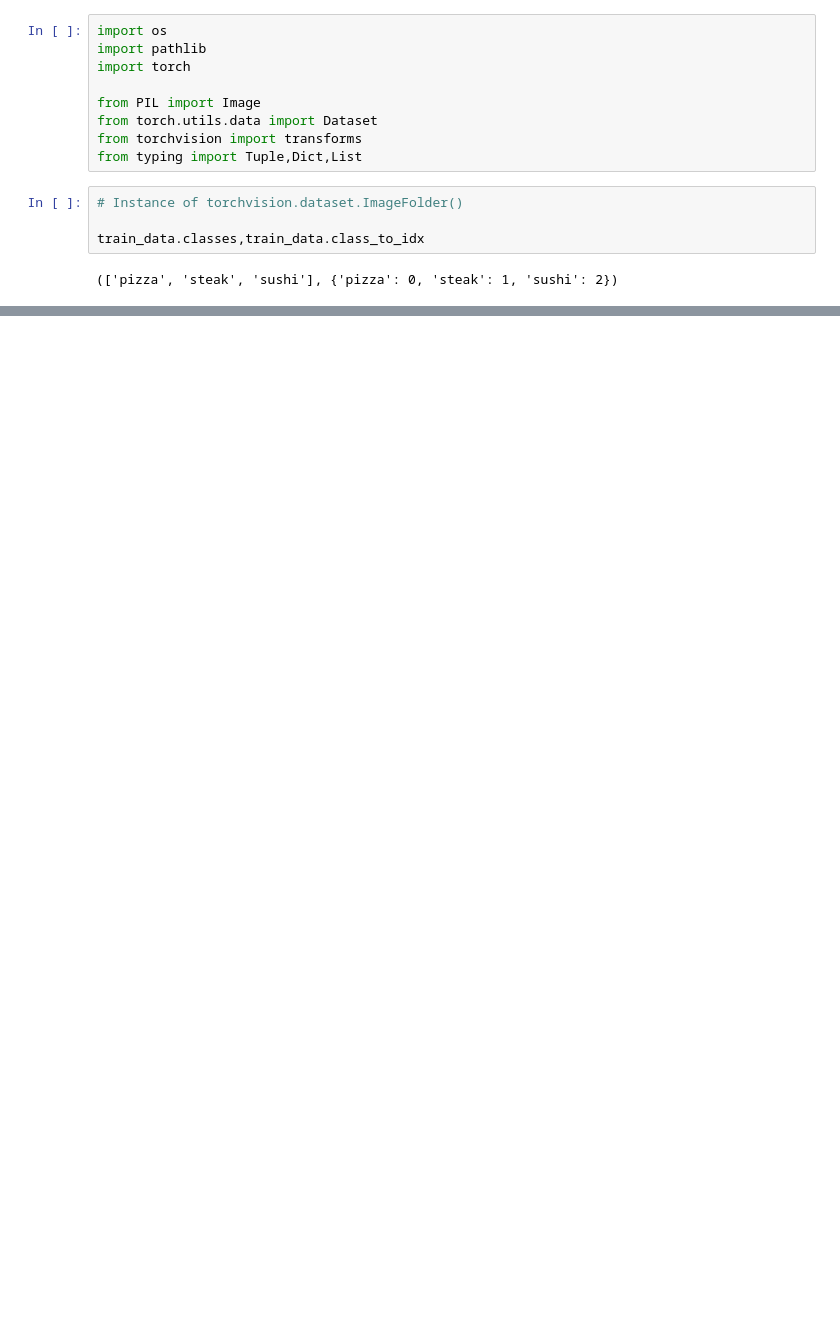
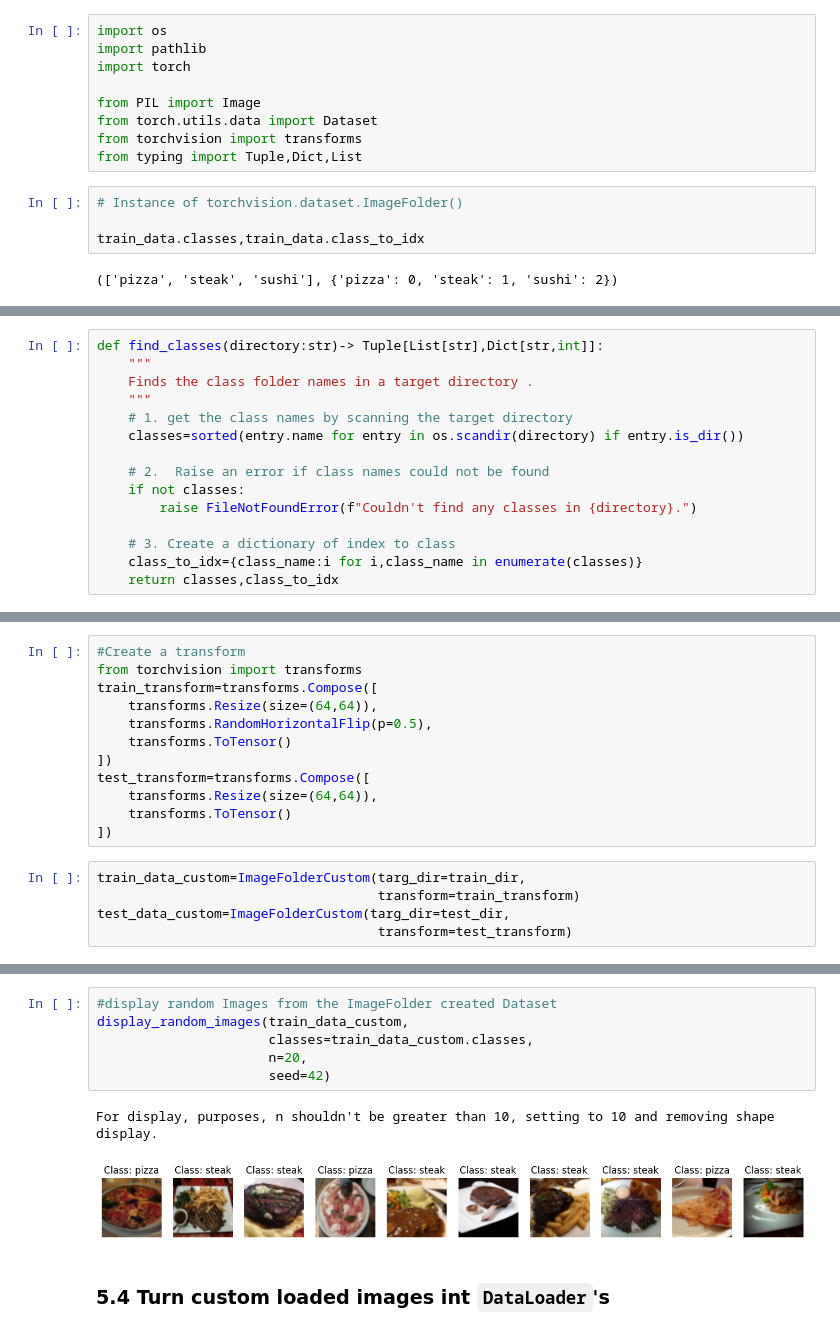
Before and after one commit to aaron-v19/practice, a Jupyter notebook: pytorch_custom_datasts.ipynb, the cells around one changed output, grey strips where cells are left out. Saved outputs shown, nothing was run; the diff lists cells and outputs as text; blank space fills up the shorter version.

```diff
--- a/pytorch_custom_datasts.ipynb
+++ b/pytorch_custom_datasts.ipynb
@@ -335,0 +353,15 @@ train_data.classes,train_data.class_to_idx
+# %%
+def find_classes(directory:str)-> Tuple[List[str],Dict[str,int]]:
+    """
+    Finds the class folder names in a target directory .
+    """
+    # 1. get the class names by scanning the target directory
+    classes=sorted(entry.name for entry in os.scandir(directory) if entry.is_dir())
+
+    # 2.  Raise an error if class names could not be found
+    if not classes:
+        raise FileNotFoundError(f"Couldn't find any classes in {directory}.")
+
+    # 3. Create a dictionary of index to class
+    class_to_idx={class_name:i for i,class_name in enumerate(classes)}
+    return classes,class_to_idx
@@ -335,0 +427,17 @@ train_data.classes,train_data.class_to_idx
+# %%
+#Create a transform
+from torchvision import transforms
+train_transform=transforms.Compose([
+    transforms.Resize(size=(64,64)),
+    transforms.RandomHorizontalFlip(p=0.5),
+    transforms.ToTensor()
+])
+test_transform=transforms.Compose([
+    transforms.Resize(size=(64,64)),
+    transforms.ToTensor()
+])
+# %%
+train_data_custom=ImageFolderCustom(targ_dir=train_dir,
+                                    transform=train_transform)
+test_data_custom=ImageFolderCustom(targ_dir=test_dir,
+                                    transform=test_transform)
@@ -335,0 +514,11 @@ train_data.classes,train_data.class_to_idx
+# %%
+#display random Images from the ImageFolder created Dataset
+display_random_images(train_data_custom,
+                      classes=train_data_custom.classes,
+                      n=20,
+                      seed=42)
+# %% [output]
+For display, purposes, n shouldn't be greater than 10, setting to 10 and removing shape display.
+[figure, added]
+# %% [markdown]
+### 5.4 Turn custom loaded images int `DataLoader`'s
```
Also changed, not shown: parts of 41 cells of this notebook.
